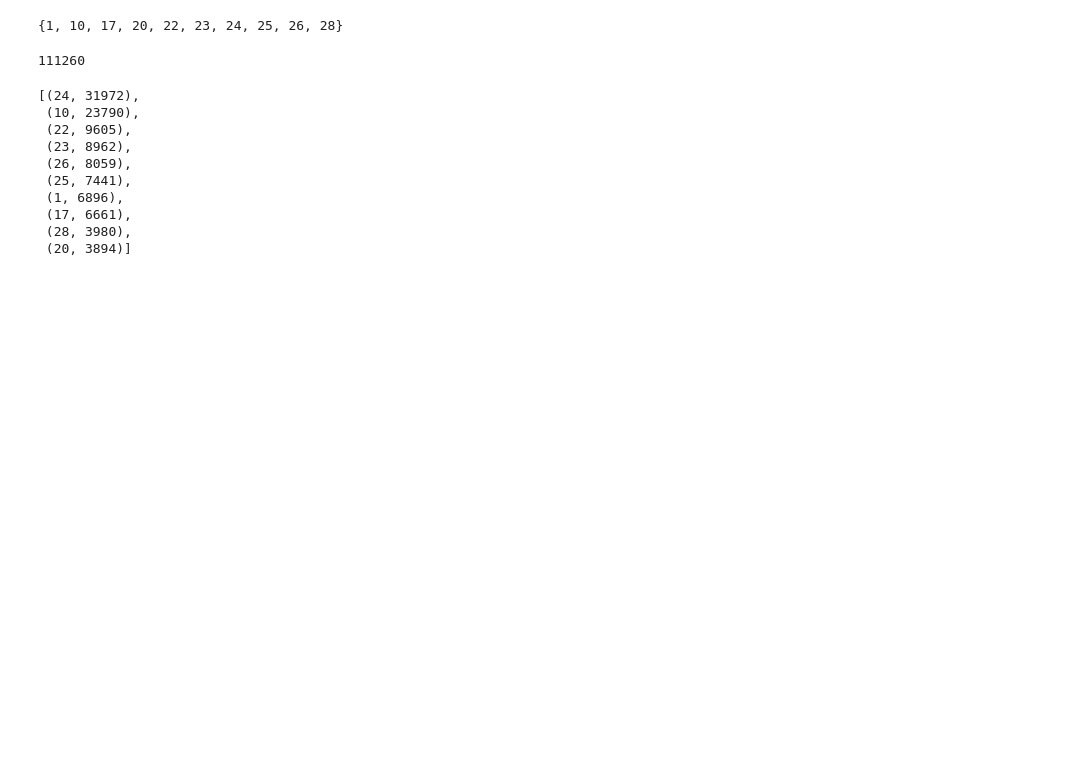
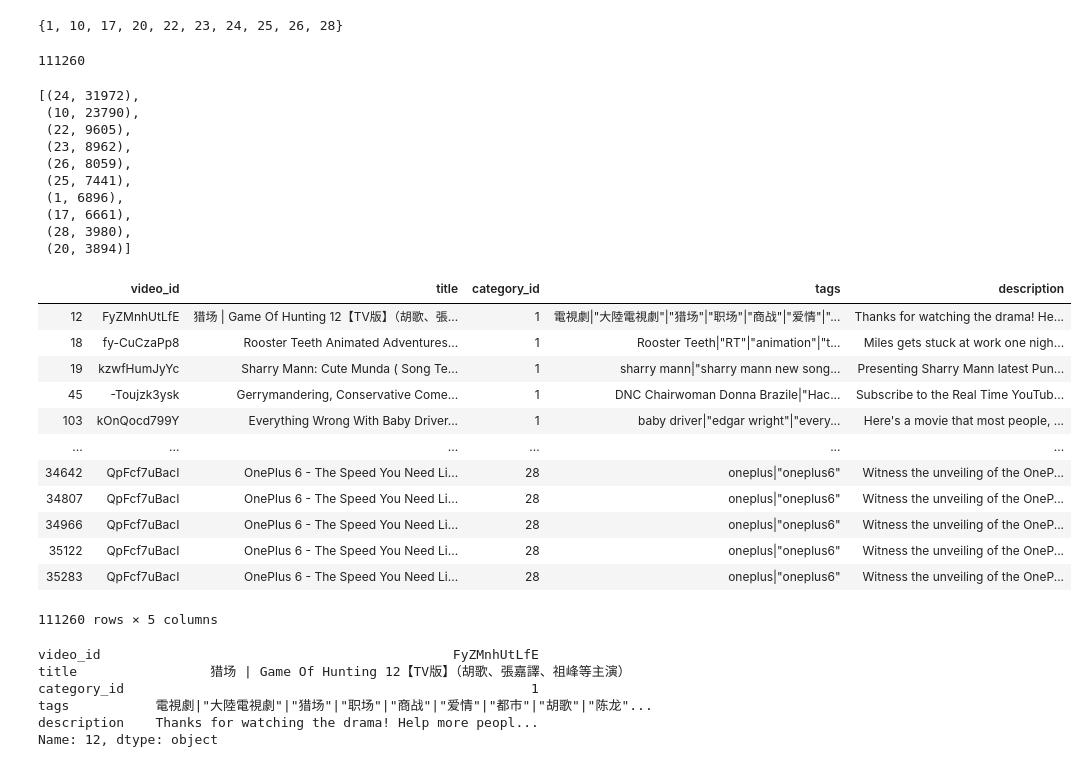
Before and after one commit to Titan-Ngo/predicting-youtube-categories, a Jupyter notebook: EDA.ipynb, the cells around one changed output. Saved outputs shown, nothing was run; the diff lists cells and outputs as text; code cells hidden in the pictures; blank space fills up the shorter version.

```diff
--- a/EDA.ipynb
+++ b/EDA.ipynb
@@ -5,9 +5,9 @@ import matplotlib.pyplot as plt
 import seaborn as sns
 # %%
 # read csv
-df_CA = pd.read_csv("CAvideos.csv")
-df_US = pd.read_csv("USvideos.csv")
-df_GB = pd.read_csv("GBvideos.csv")
+df_CA = pd.read_csv("archive/CAvideos.csv")
+df_US = pd.read_csv("archive/USvideos.csv")
+df_GB = pd.read_csv("archive/GBvideos.csv")
 # %%
 df_CA
 # %% [output]
@@ -158,3 +158,28 @@ cat_counter.most_common(len(cat_counter.keys()))
 # %%
 # the data to work with
 df = new_df
+# %%
+df
+# %% [output]
+|  | video_id | title | category_id | tags | description |
+| 12 | FyZMnhUtLfE | 猎场 | Game Of Hunting 12【TV版】（胡歌、張... | 1 | 電視劇|"大陸電視劇"|"猎场"|"职场"|"商战"|"爱情"|"... | Thanks for watching the drama! He... |
+| 18 | fy-CuCzaPp8 | Rooster Teeth Animated Adventures... | 1 | Rooster Teeth|"RT"|"animation"|"t... | Miles gets stuck at work one nigh... |
+| 19 | kzwfHumJyYc | Sharry Mann: Cute Munda ( Song Te... | 1 | sharry mann|"sharry mann new song... | Presenting Sharry Mann latest Pun... |
+| 45 | -Toujzk3ysk | Gerrymandering, Conservative Come... | 1 | DNC Chairwoman Donna Brazile|"Hac... | Subscribe to the Real Time YouTub... |
+| 103 | kOnQocd799Y | Everything Wrong With Baby Driver... | 1 | baby driver|"edgar wright"|"every... | Here's a movie that most people, ... |
+| ... | ... | ... | ... | ... | ... |
+| 34642 | QpFcf7uBacI | OnePlus 6 - The Speed You Need Li... | 28 | oneplus|"oneplus6" | Witness the unveiling of the OneP... |
+| 34807 | QpFcf7uBacI | OnePlus 6 - The Speed You Need Li... | 28 | oneplus|"oneplus6" | Witness the unveiling of the OneP... |
+| 34966 | QpFcf7uBacI | OnePlus 6 - The Speed You Need Li... | 28 | oneplus|"oneplus6" | Witness the unveiling of the OneP... |
+| 35122 | QpFcf7uBacI | OnePlus 6 - The Speed You Need Li... | 28 | oneplus|"oneplus6" | Witness the unveiling of the OneP... |
+| 35283 | QpFcf7uBacI | OnePlus 6 - The Speed You Need Li... | 28 | oneplus|"oneplus6" | Witness the unveiling of the OneP... |
+111260 rows × 5 columns
+# %%
+df.iloc[0]
+# %% [output]
+video_id                                             FyZMnhUtLfE
+title                 猎场 | Game Of Hunting 12【TV版】（胡歌、張嘉譯、祖峰等主演）
+category_id                                                    1
+tags           電視劇|"大陸電視劇"|"猎场"|"职场"|"商战"|"爱情"|"都市"|"胡歌"|"陈龙"...
+description    Thanks for watching the drama! Help more peopl...
+Name: 12, dtype: object
```
Also changed, not shown: 1 other file.
